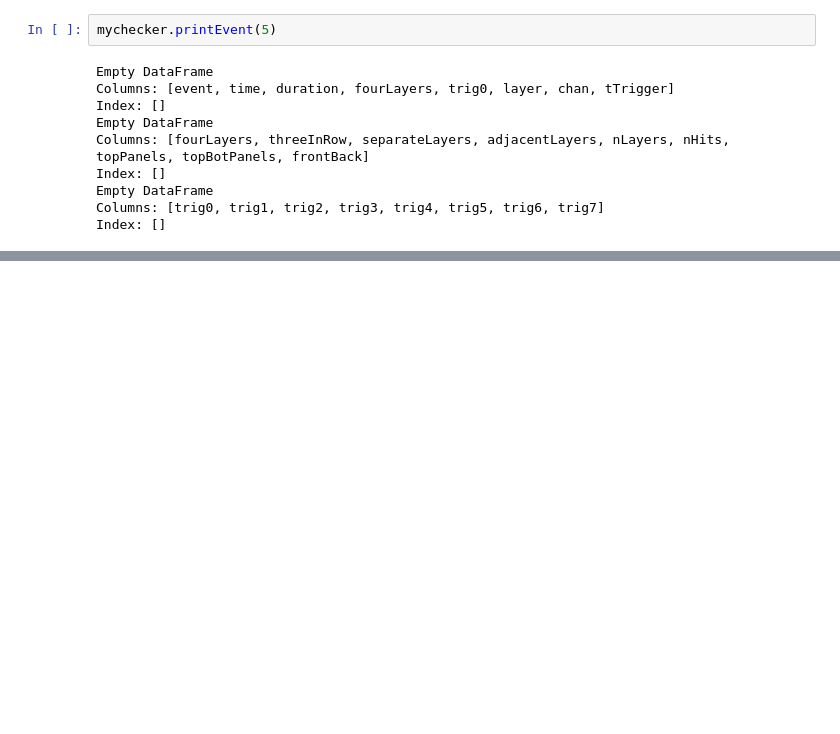
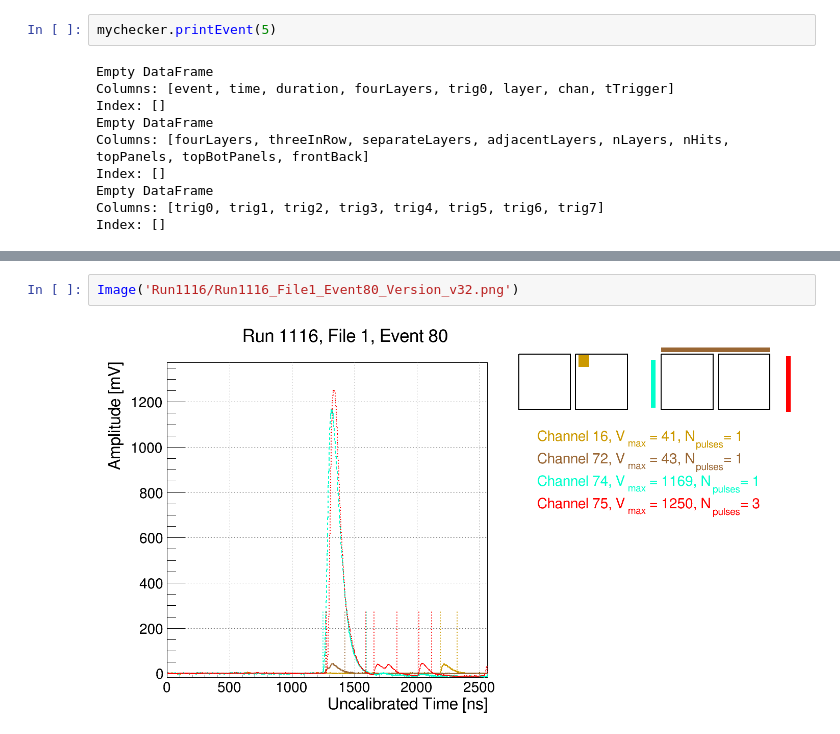
Before and after one commit to milliQan-sw/milliqanOffline, a Jupyter notebook: Run3Detector/analysis/wip/triggerRatesDebug.ipynb, the cells around one changed output, grey strips where cells are left out. Cells and saved outputs as stored; diff of their text form; blank space fills up the shorter version.

```diff
--- a/Run3Detector/analysis/wip/triggerRatesDebug.ipynb
+++ b/Run3Detector/analysis/wip/triggerRatesDebug.ipynb
@@ -338,0 +377,4 @@ Image('Run1116/Run1116_File1_Event429_Version_v32.png')
+# %%
+Image('Run1116/Run1116_File1_Event80_Version_v32.png')
+# %% [output]
+[figure, added]
```
Also changed, not shown: parts of 4 cells of this notebook, 1 other file.
